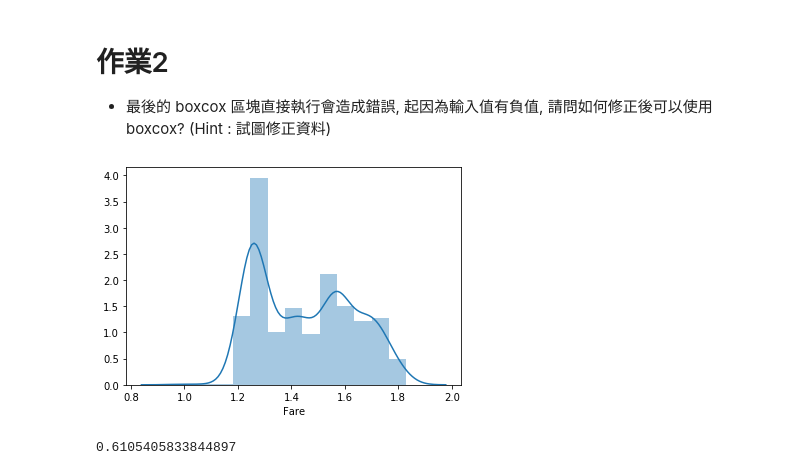
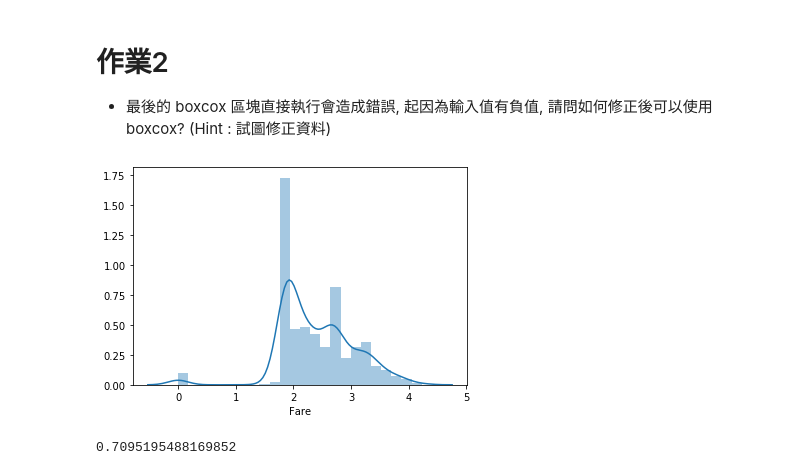
Before and after one commit to liu71101/3rd-ML100Days, a Jupyter notebook: homework/Day_023_HW.ipynb, the cells around one changed output. Cells and saved outputs as stored; diff of their text form; code cells hidden in the pictures.

```diff
--- a/homework/Day_023_HW.ipynb
+++ b/homework/Day_023_HW.ipynb
@@ -98,18 +98,19 @@ cross_val_score(estimator, train_X, train_Y, cv=5).mean()
 # %%
 # 將 Fare 取 boxcox 後, 看散佈圖, 並計算分數 (執行會有 error, 請試圖修正)
 from scipy import stats
-df_fixed = copy.deepcopy(df[df['Fare']>0])
+df_fixed = copy.deepcopy(df)
 """
 Your Code Here, fix the error
 """
+df_fixed['Fare'] = df_fixed['Fare'] + 1
 df_fixed['Fare'] = stats.boxcox(df_fixed['Fare'])[0]
 sns.distplot(df_fixed['Fare'][:train_num])
 plt.show()
 
 df_fixed = MMEncoder.fit_transform(df_fixed)
 train_X = df_fixed[:train_num]
 estimator = LogisticRegression()
 cross_val_score(estimator, train_X, train_Y, cv=5).mean()
 # %% [output]
-[figure, old version]
+[figure, new version]
-0.6105405833844897
+0.7095195488169852
```
